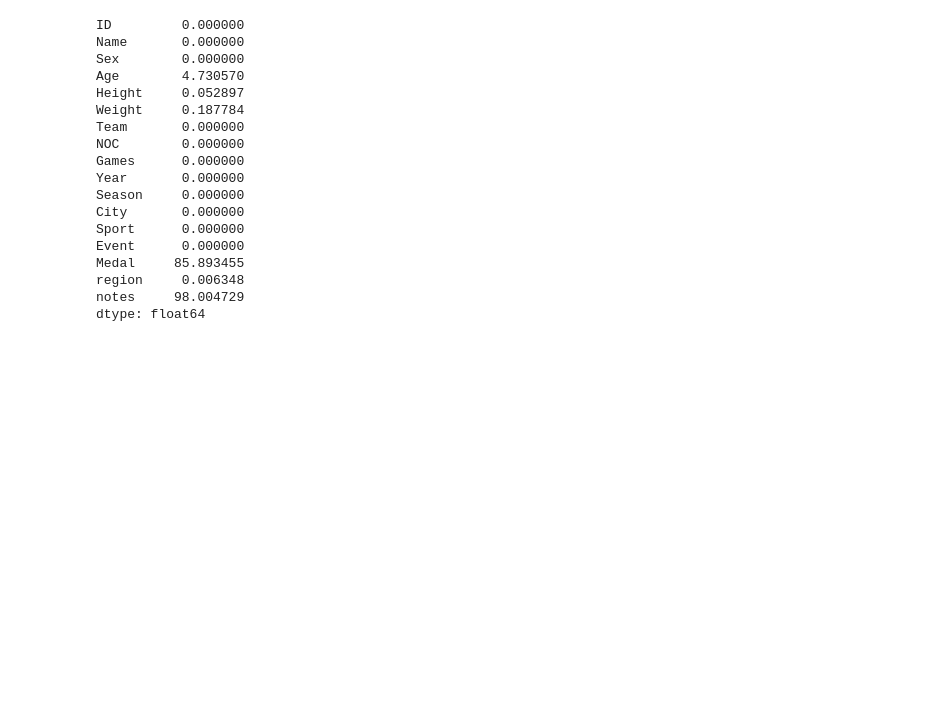
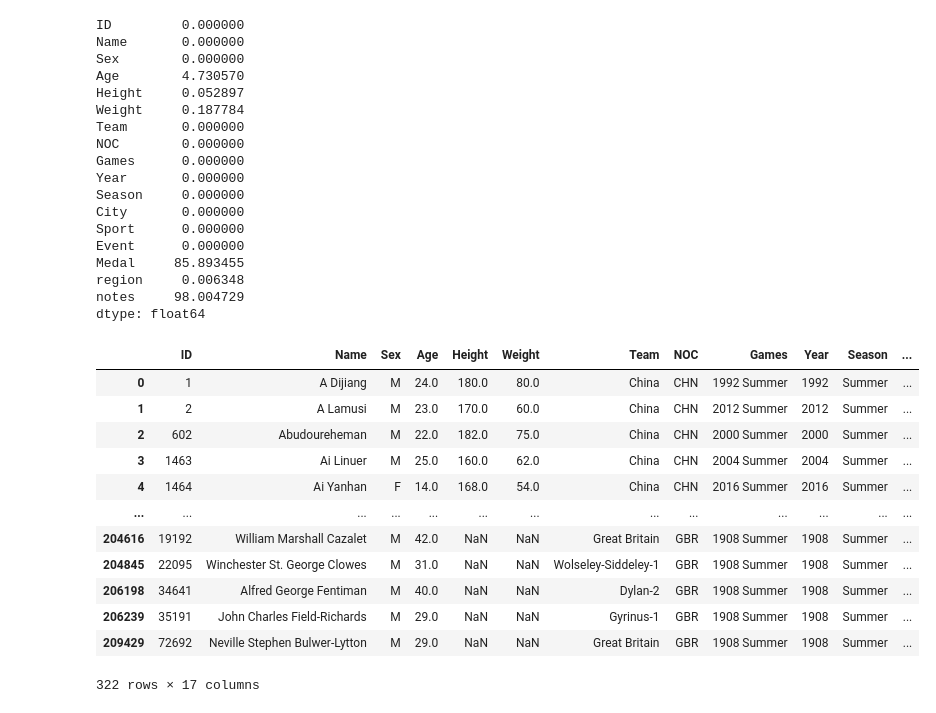
Before and after one commit to Nourankh20/Data-Visualization, a Jupyter notebook: Visualization.ipynb, the cells around one changed output. Cells and saved outputs as stored; diff of their text form; code cells hidden in the pictures; blank space fills up the shorter version.

```diff
--- a/Visualization.ipynb
+++ b/Visualization.ipynb
@@ -363,3 +403,28 @@ Medal     85.893455
 region     0.006348
 notes     98.004729
 dtype: float64
+# %%
+
+
+Region= df[df['region']!='NaN']
+ Region_sport= Region.groupby(Region['Sport'])
+
+
+
+Region_sport.head()
+
+#Sport = df[Games]
+# %% [output]
+|  | ID | Name | Sex | Age | Height | Weight | Team | NOC | Games | Year | Season | ... |
+| 0 | 1 | A Dijiang | M | 24.0 | 180.0 | 80.0 | China | CHN | 1992 Summer | 1992 | Summer | ... |
+| 1 | 2 | A Lamusi | M | 23.0 | 170.0 | 60.0 | China | CHN | 2012 Summer | 2012 | Summer | ... |
+| 2 | 602 | Abudoureheman | M | 22.0 | 182.0 | 75.0 | China | CHN | 2000 Summer | 2000 | Summer | ... |
+| 3 | 1463 | Ai Linuer | M | 25.0 | 160.0 | 62.0 | China | CHN | 2004 Summer | 2004 | Summer | ... |
+| 4 | 1464 | Ai Yanhan | F | 14.0 | 168.0 | 54.0 | China | CHN | 2016 Summer | 2016 | Summer | ... |
+| ... | ... | ... | ... | ... | ... | ... | ... | ... | ... | ... | ... | ... |
+| 204616 | 19192 | William Marshall Cazalet | M | 42.0 | NaN | NaN | Great Britain | GBR | 1908 Summer | 1908 | Summer | ... |
+| 204845 | 22095 | Winchester St. George Clowes | M | 31.0 | NaN | NaN | Wolseley-Siddeley-1 | GBR | 1908 Summer | 1908 | Summer | ... |
+| 206198 | 34641 | Alfred George Fentiman | M | 40.0 | NaN | NaN | Dylan-2 | GBR | 1908 Summer | 1908 | Summer | ... |
+| 206239 | 35191 | John Charles Field-Richards | M | 29.0 | NaN | NaN | Gyrinus-1 | GBR | 1908 Summer | 1908 | Summer | ... |
+| 209429 | 72692 | Neville Stephen Bulwer-Lytton | M | 29.0 | NaN | NaN | Great Britain | GBR | 1908 Summer | 1908 | Summer | ... |
+322 rows × 17 columns
```
Also changed, not shown: parts of 5 cells of this notebook.
